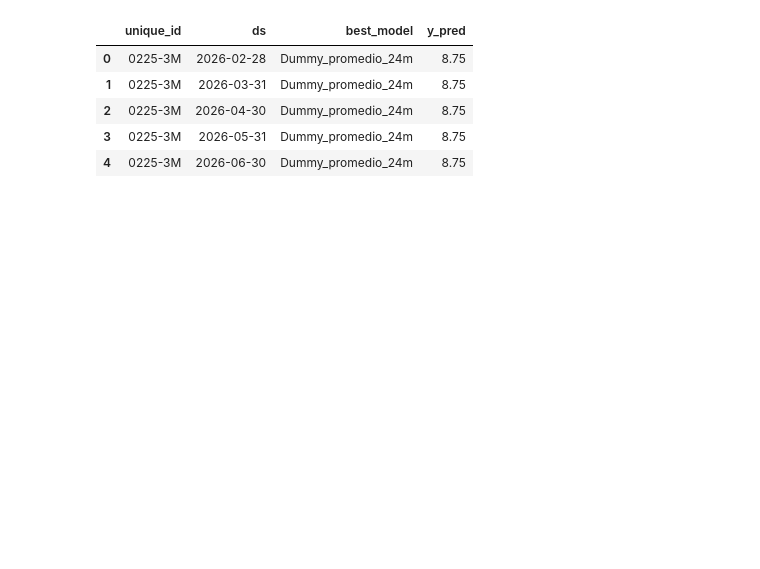
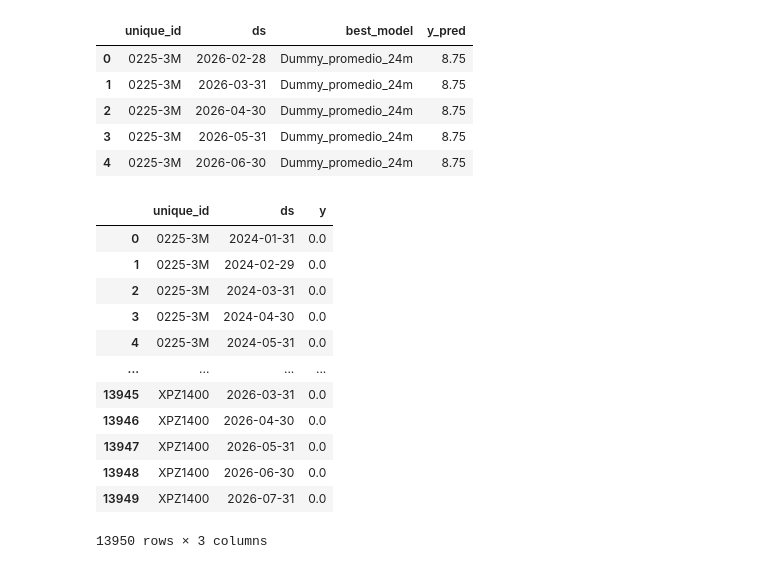
Before and after one commit to choppeb7/Tesis-Master-AI, a Jupyter notebook: 6_Forecast_series_temporales.ipynb, the cells around one changed output. Saved outputs shown, nothing was run; the diff lists cells and outputs as text; code cells hidden in the pictures; blank space fills up the shorter version.

```diff
--- a/6_Forecast_series_temporales.ipynb
+++ b/6_Forecast_series_temporales.ipynb
@@ -1655,3 +1655,19 @@ df_forecast_6meses.head()
 | 2 | 0225-3M | 2026-04-30 | Dummy_promedio_24m | 8.75 |
 | 3 | 0225-3M | 2026-05-31 | Dummy_promedio_24m | 8.75 |
 | 4 | 0225-3M | 2026-06-30 | Dummy_promedio_24m | 8.75 |
+# %%
+df_inferencia
+# %% [output]
+|  | unique_id | ds | y |
+| 0 | 0225-3M | 2024-01-31 | 0.0 |
+| 1 | 0225-3M | 2024-02-29 | 0.0 |
+| 2 | 0225-3M | 2024-03-31 | 0.0 |
+| 3 | 0225-3M | 2024-04-30 | 0.0 |
+| 4 | 0225-3M | 2024-05-31 | 0.0 |
+| ... | ... | ... | ... |
+| 13945 | XPZ1400 | 2026-03-31 | 0.0 |
+| 13946 | XPZ1400 | 2026-04-30 | 0.0 |
+| 13947 | XPZ1400 | 2026-05-31 | 0.0 |
+| 13948 | XPZ1400 | 2026-06-30 | 0.0 |
+| 13949 | XPZ1400 | 2026-07-31 | 0.0 |
+13950 rows × 3 columns
```
Also changed, not shown: parts of 17 cells of this notebook.
